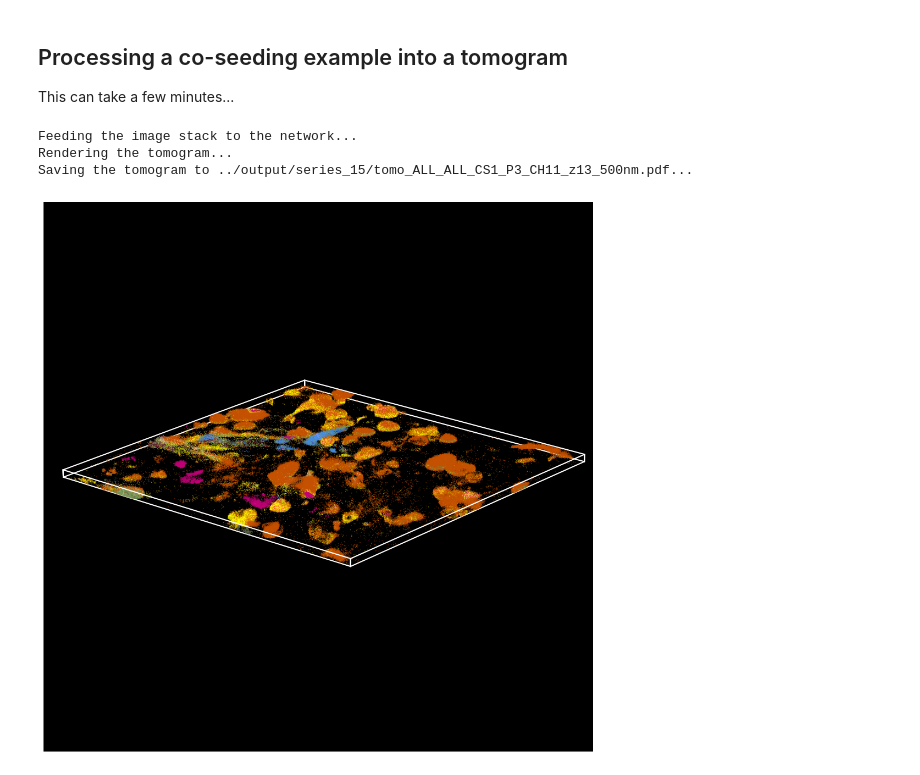
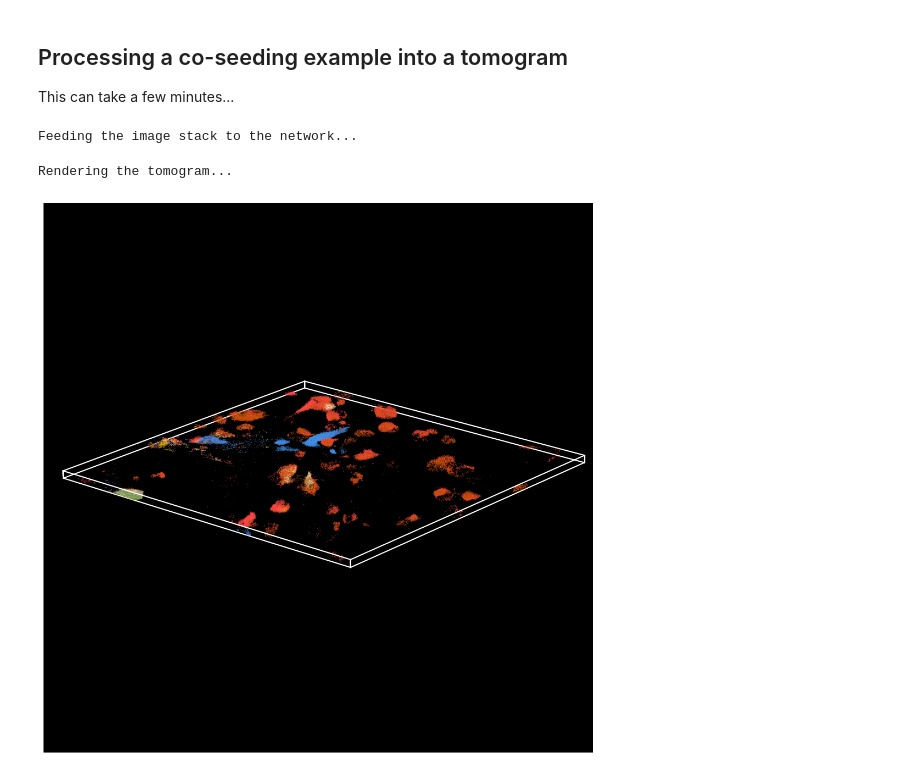
Before and after one commit to noegroup/deep_nanobarcode, a Jupyter notebook: notebooks/tomographic_reconstruction.ipynb, the cells around one changed output. Cells and saved outputs as stored; diff of their text form; code cells hidden in the pictures.

Commit message:
bugfix in prediction function.

```diff
--- a/notebooks/tomographic_reconstruction.ipynb
+++ b/notebooks/tomographic_reconstruction.ipynb
@@ -102,22 +101,15 @@ input_filename = f"{example_folder}/ALL_ALL_CS1_P3_CH11_z13_500nm.lsm"
 # %%
 fig = plt.figure(figsize=(10, 10))
 
 print("Feeding the image stack to the network...")
 
-result = model.predict_from_image_file(file_name=input_filename, net=net, dataset=dataset, n_optim_iter=50,
+result = model.predict_from_image_file(file_name=input_filename, net=net, dataset=dataset, n_optim_iter=10,
                                        brightness_scaling_method=dataset_scaling, verbose=False)
 
 print("Rendering the tomogram...")
 
 model.render_tomogram(result["false-color stack"], fig, 330.0)
-
-tomo_filename = f"{output_folder}/tomo_{result['cropped filename']}.pdf"
-
-print(f"Saving the tomogram to {tomo_filename}...")
-
-fig.savefig(tomo_filename, format = 'pdf', bbox_inches='tight', pad_inches = 0.0, transparent = False, dpi = 300)
 # %% [output]
 Feeding the image stack to the network...
-Rendering the tomogram...
-Saving the tomogram to ../output/series_15/tomo_ALL_ALL_CS1_P3_CH11_z13_500nm.pdf...
+Rendering the tomogram...
-[figure, old version]
+[figure, new version]
```
Also changed, not shown: parts of 2 cells of this notebook, 2 other files.
